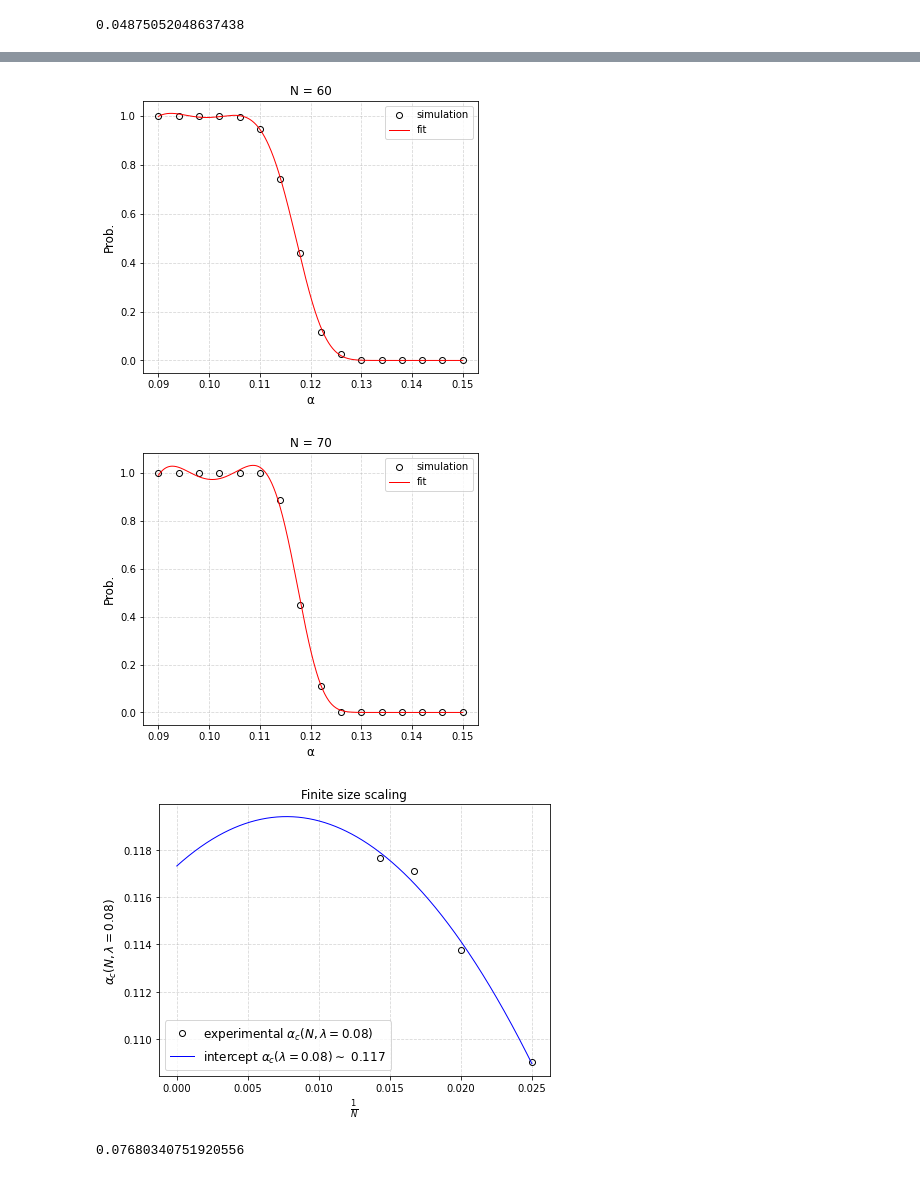
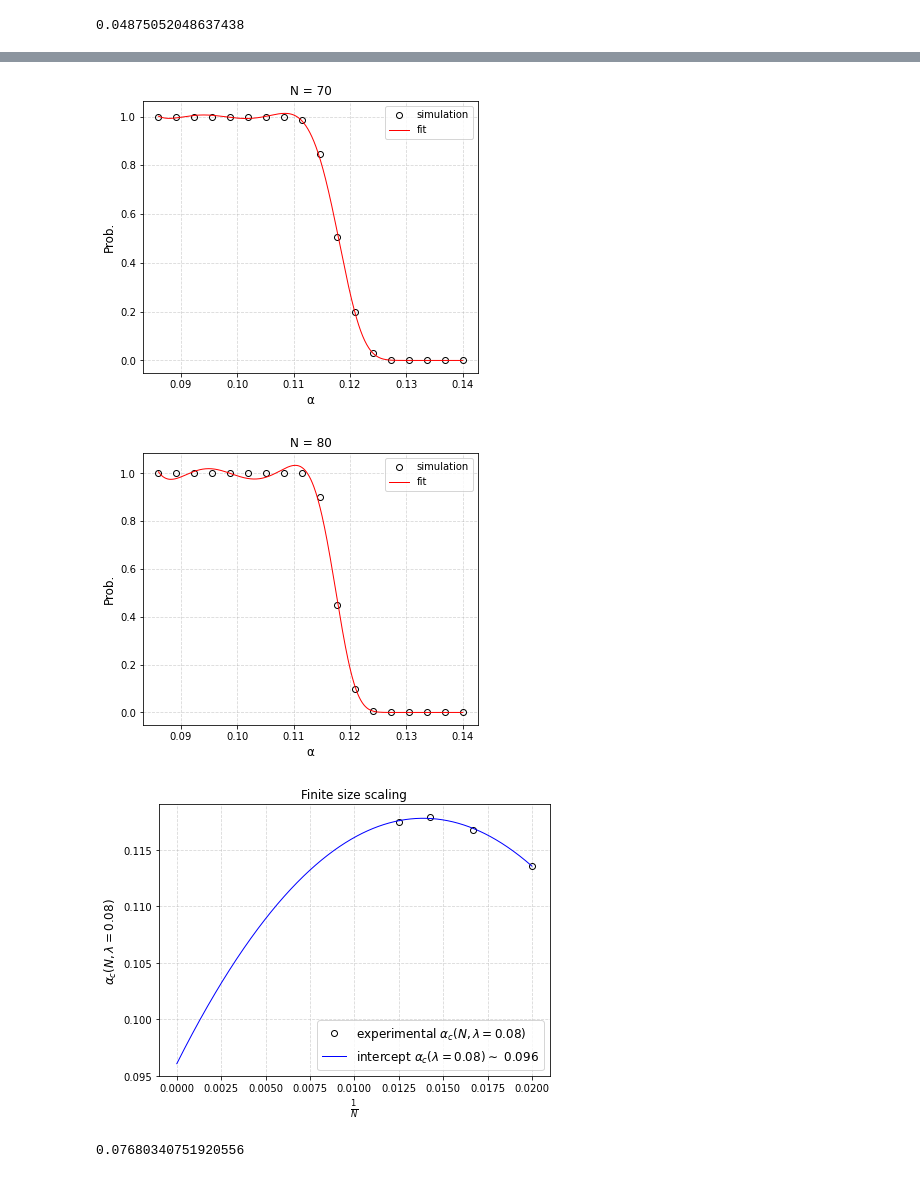
Before and after one commit to lorenzomancini1/Hopfield_Model, a Jupyter notebook: src/Modern Hopfield/binary/Phase_Diagram/notebooks/analysis_of_alpha_c.ipynb, the cells around one changed output, grey strips where cells are left out. Drawn from its saved outputs; the diff is of its cells as text; code cells hidden in the pictures.

```diff
--- a/src/Modern Hopfield/binary/Phase_Diagram/notebooks/analysis_of_alpha_c.ipynb
+++ b/src/Modern Hopfield/binary/Phase_Diagram/notebooks/analysis_of_alpha_c.ipynb
@@ -49,6 +77,6 @@ a, b, αc005, dαc005 = fs.compute_αc(λ, NN, rootdir = "./", datadir = "julia_
 # %%
-NN = [40, 50, 60, 70]
+NN = [50, 60, 70, 80]
 λ = 0.08
 a, b, αc008, dαc008 = fs.compute_αc(λ, NN, rootdir = "./", datadir = "julia_data",
-              plot_prob= True, plot_scaling=True, x_guess = 0.12, d0 = 4)
+              plot_prob= True, plot_scaling=True, x_guess = 0.12, d0 = 5)
 # %% [output]
@@ -57,6 +85,6 @@ a, b, αc008, dαc008 = fs.compute_αc(λ, NN, rootdir = "./", datadir = "julia_
-[figure, old version]
+[figure, new version]
-[figure, old version]
+[figure, new version]
-[figure, old version]
+[figure, new version]
 # %%
 λ = 0.08
 λ - np.log(np.cosh(λ))
```
Also changed, not shown: parts of 14 cells of this notebook.
